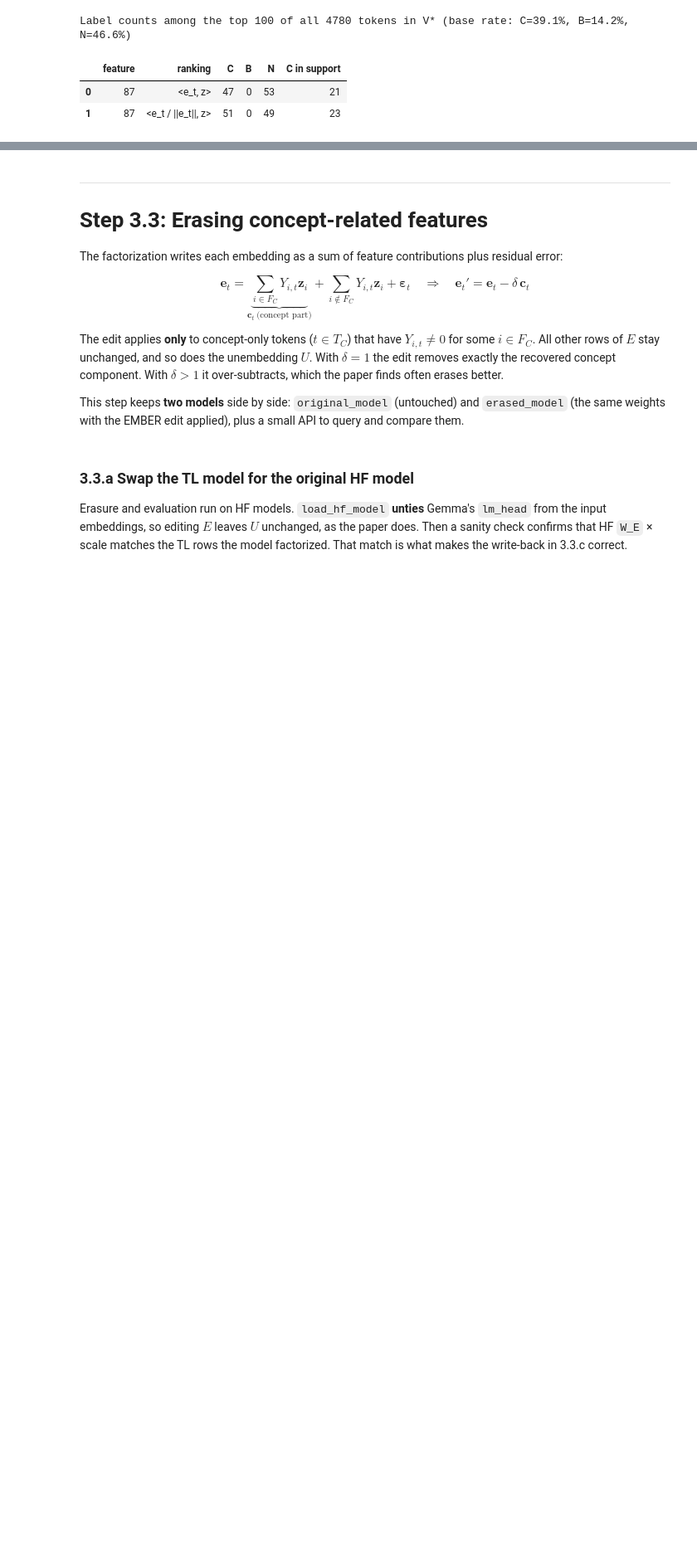
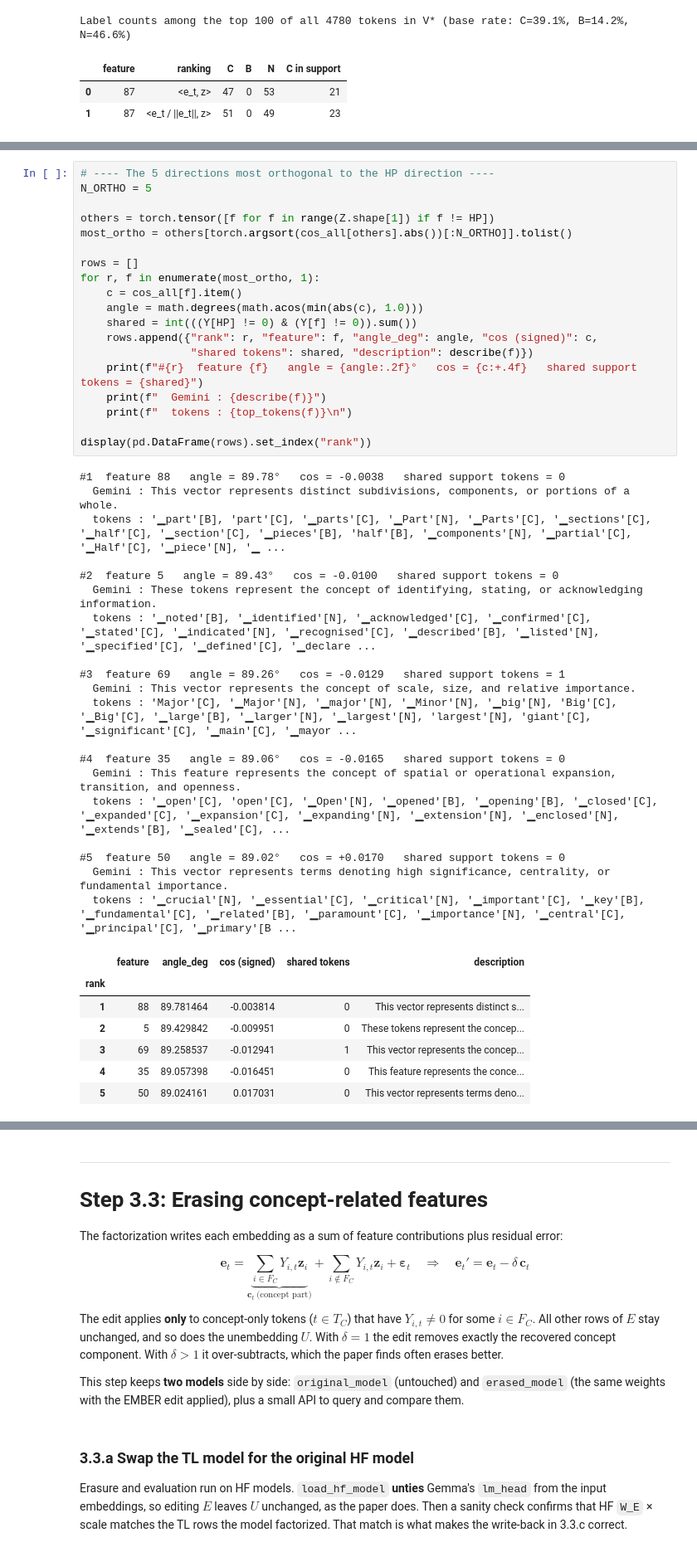
Before and after one commit to guretskiysemyon/nlp_proj, a Jupyter notebook: ember_three_steps.ipynb, the cells around one changed output, grey strips where cells are left out. Shown at 83% size. Cells and saved outputs as stored; diff of their text form; blank space fills up the shorter version.

```diff
--- a/ember_three_steps.ipynb
+++ b/ember_three_steps.ipynb
@@ -910,0 +1318,46 @@ Label counts among the top 100 of all 4780 tokens in V* (base rate: C=39.1%, B=1
+# %%
+# ---- The 5 directions most orthogonal to the HP direction ----
+N_ORTHO = 5
+
+others = torch.tensor([f for f in range(Z.shape[1]) if f != HP])
+most_ortho = others[torch.argsort(cos_all[others].abs())[:N_ORTHO]].tolist()
+
+rows = []
+for r, f in enumerate(most_ortho, 1):
+    c = cos_all[f].item()
+    angle = math.degrees(math.acos(min(abs(c), 1.0)))
+    shared = int(((Y[HP] != 0) & (Y[f] != 0)).sum())
+    rows.append({"rank": r, "feature": f, "angle_deg": angle, "cos (signed)": c,
+                 "shared tokens": shared, "description": describe(f)})
+    print(f"#{r}  feature {f}   angle = {angle:.2f}°   cos = {c:+.4f}   shared support tokens = {shared}")
+    print(f"  Gemini : {describe(f)}")
+    print(f"  tokens : {top_tokens(f)}\n")
+
+display(pd.DataFrame(rows).set_index("rank"))
+# %% [output]
+#1  feature 88   angle = 89.78°   cos = -0.0038   shared support tokens = 0
+  Gemini : This vector represents distinct subdivisions, components, or portions of a whole.
+  tokens : '▁part'[B], 'part'[C], '▁parts'[C], '▁Part'[N], '▁Parts'[C], '▁sections'[C], '▁half'[C], '▁section'[C], '▁pieces'[B], 'half'[B], '▁components'[N], '▁partial'[C], '▁Half'[C], '▁piece'[N], '▁ ...
+
+#2  feature 5   angle = 89.43°   cos = -0.0100   shared support tokens = 0
+  Gemini : These tokens represent the concept of identifying, stating, or acknowledging information.
+  tokens : '▁noted'[B], '▁identified'[N], '▁acknowledged'[C], '▁confirmed'[C], '▁stated'[C], '▁indicated'[N], '▁recognised'[C], '▁described'[B], '▁listed'[N], '▁specified'[C], '▁defined'[C], '▁declare ...
+
+#3  feature 69   angle = 89.26°   cos = -0.0129   shared support tokens = 1
+  Gemini : This vector represents the concept of scale, size, and relative importance.
+  tokens : 'Major'[C], '▁Major'[N], '▁major'[N], '▁Minor'[N], '▁big'[N], 'Big'[C], '▁Big'[C], '▁large'[B], '▁larger'[N], '▁largest'[N], 'largest'[N], 'giant'[C], '▁significant'[C], '▁main'[C], '▁mayor ...
+
+#4  feature 35   angle = 89.06°   cos = -0.0165   shared support tokens = 0
+  Gemini : This feature represents the concept of spatial or operational expansion, transition, and openness.
+  tokens : '▁open'[C], 'open'[C], '▁Open'[N], '▁opened'[B], '▁opening'[B], '▁closed'[C], '▁expanded'[C], '▁expansion'[C], '▁expanding'[N], '▁extension'[N], '▁enclosed'[N], '▁extends'[B], '▁sealed'[C], ...
+
+#5  feature 50   angle = 89.02°   cos = +0.0170   shared support tokens = 0
+  Gemini : This vector represents terms denoting high significance, centrality, or fundamental importance.
+  tokens : '▁crucial'[N], '▁essential'[C], '▁critical'[N], '▁important'[C], '▁key'[B], '▁fundamental'[C], '▁related'[B], '▁paramount'[C], '▁importance'[N], '▁central'[C], '▁principal'[C], '▁primary'[B ...
+|  | feature | angle_deg | cos (signed) | shared tokens | description |
+| rank |  |  |  |  |  |
+| 1 | 88 | 89.781464 | -0.003814 | 0 | This vector represents distinct s... |
+| 2 | 5 | 89.429842 | -0.009951 | 0 | These tokens represent the concep... |
+| 3 | 69 | 89.258537 | -0.012941 | 1 | This vector represents the concep... |
+| 4 | 35 | 89.057398 | -0.016451 | 0 | This feature represents the conce... |
+| 5 | 50 | 89.024161 | 0.017031 | 0 | This vector represents terms deno... |
```
Also changed, not shown: parts of 22 cells of this notebook, 44 other files.
